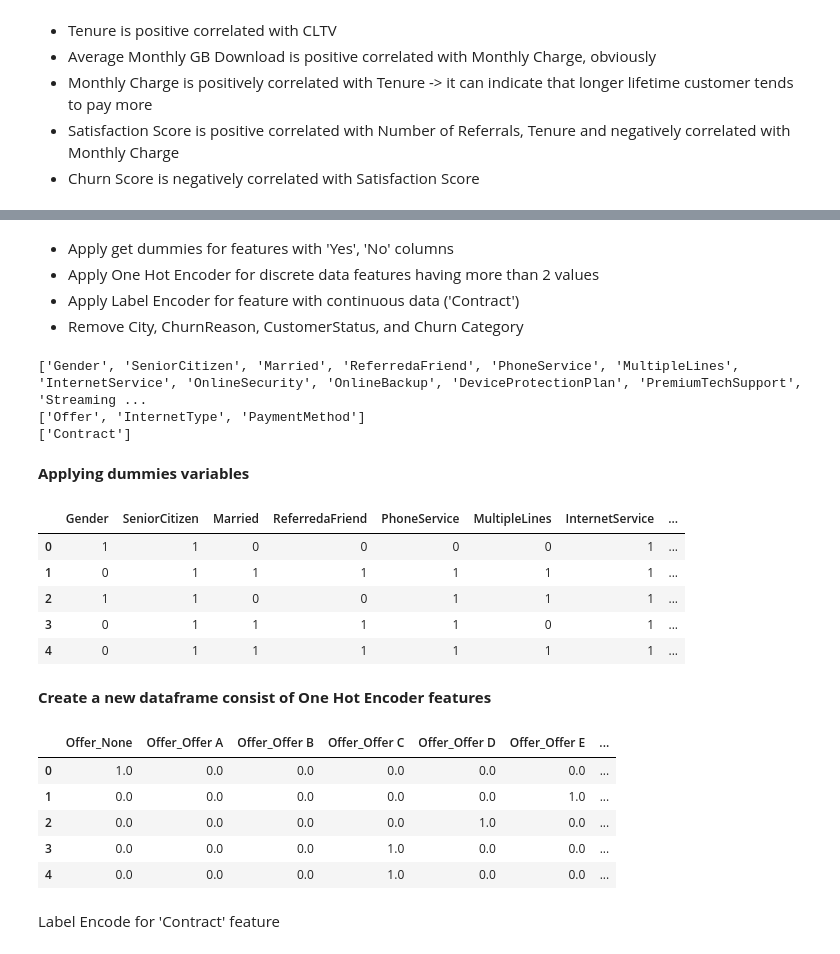
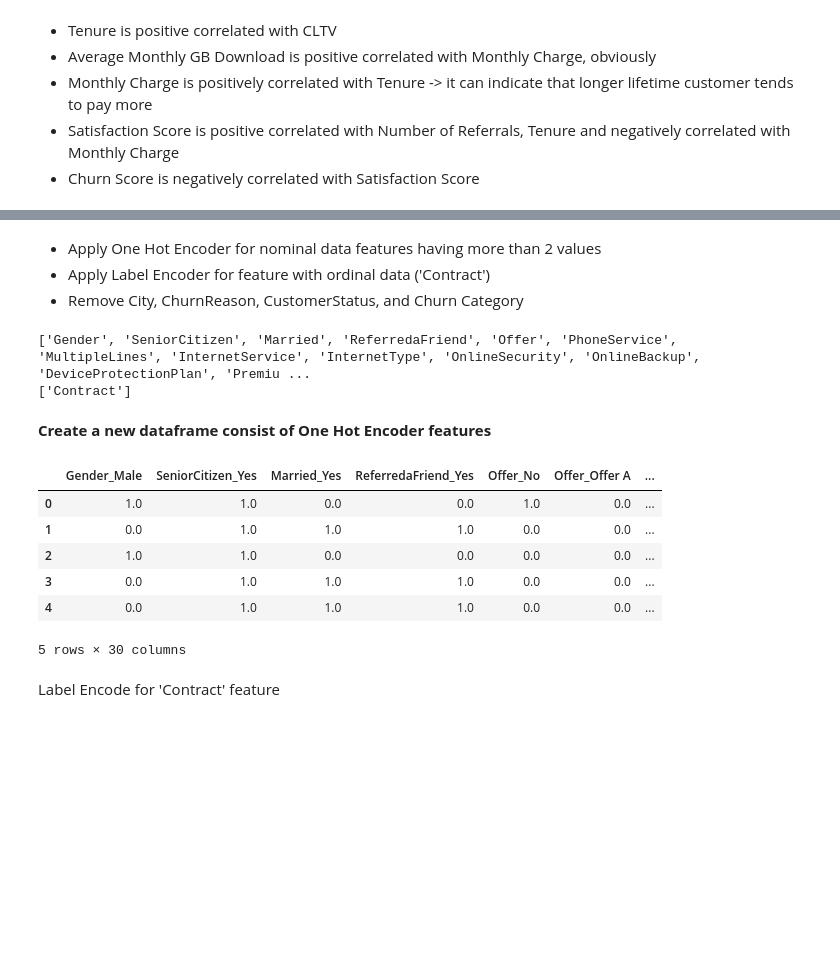
Before and after one commit to Ulderrajd/Telco-Customer-Churn, a Jupyter notebook: Telco_Customer_Churn.ipynb, the cells around one changed output, grey strips where cells are left out. Saved outputs shown, nothing was run; the diff lists cells and outputs as text; code cells hidden in the pictures; blank space fills up the shorter version.

```diff
--- a/Telco_Customer_Churn.ipynb
+++ b/Telco_Customer_Churn.ipynb
@@ -149,6 +151,6 @@ dtype: int64
 # %% [markdown]
 **Replace Null values**
 # %%
-df.fillna('None', inplace = True)
-print(df.isnull().sum())
+df.fillna('No', inplace = True)
+print(f'Null values: {df.isnull().sum().sum()}')
 # %% [output]
@@ -427,60 +416,38 @@ OnlineBackup: ['No' 'Yes']
 # %% [markdown]
-* Apply get dummies for features with 'Yes', 'No' columns
-* Apply One Hot Encoder for discrete data features having more than 2 values
-* Apply Label Encoder for feature with continuous data ('Contract')
+* Apply One Hot Encoder for nominal data features having more than 2 values
+* Apply Label Encoder for feature with ordinal data ('Contract')
 * Remove City, ChurnReason, CustomerStatus, and Churn Category
 # %%
 ob.remove('City')
 ob.remove('ChurnReason')
 ob.remove('CustomerStatus')
 ob.remove('ChurnCategory')
-ob_dummies = []
 ob_ohe = []
 ob_le = []
 for col in ob:
   if col == 'Contract':
     ob_le.append(col)
-  elif df[col].nunique() > 2:
+  else:
     ob_ohe.append(col)
-  else:
-    ob_dummies.append(col)
-print(ob_dummies)
 print(ob_ohe)
 print(ob_le)
 # %% [output]
-['Gender', 'SeniorCitizen', 'Married', 'ReferredaFriend', 'PhoneService', 'MultipleLines', 'InternetService', 'OnlineSecurity', 'OnlineBackup', 'DeviceProtectionPlan', 'PremiumTechSupport', 'Streaming ...
-['Offer', 'InternetType', 'PaymentMethod']
+['Gender', 'SeniorCitizen', 'Married', 'ReferredaFriend', 'Offer', 'PhoneService', 'MultipleLines', 'InternetService', 'InternetType', 'OnlineSecurity', 'OnlineBackup', 'DeviceProtectionPlan', 'Premiu ...
 ['Contract']
-# %% [markdown]
-**Applying dummies variables**
-# %%
-dummies = pd.get_dummies(df[ob_dummies], drop_first = True).astype(int)
-for col in dummies.columns:
-  if col == 'Gender_Male':
-    dummies.rename(columns = {'Gender_Male': 'Gender'}, inplace = True)
-  else:
-    dummies.rename(columns = {col : col[:-4]}, inplace = True)
-dummies.head()
-# %% [output]
-|  | Gender | SeniorCitizen | Married | ReferredaFriend | PhoneService | MultipleLines | InternetService | ... |
-| 0 | 1 | 1 | 0 | 0 | 0 | 0 | 1 | ... |
-| 1 | 0 | 1 | 1 | 1 | 1 | 1 | 1 | ... |
-| 2 | 1 | 1 | 0 | 0 | 1 | 1 | 1 | ... |
-| 3 | 0 | 1 | 1 | 1 | 1 | 0 | 1 | ... |
-| 4 | 0 | 1 | 1 | 1 | 1 | 1 | 1 | ... |
 # %% [markdown]
 **Create a new dataframe consist of One Hot Encoder features**
 # %%
-ohe = OneHotEncoder(sparse_output = False)
+ohe = OneHotEncoder(sparse_output = False, drop = 'if_binary')
 encoded_cols = ohe.fit_transform(df[ob_ohe])
 ohe_df = pd.DataFrame(encoded_cols, columns = ohe.get_feature_names_out(ob_ohe))
 ohe_df.head()
 # %% [output]
-|  | Offer_None | Offer_Offer A | Offer_Offer B | Offer_Offer C | Offer_Offer D | Offer_Offer E | ... |
-| 0 | 1.0 | 0.0 | 0.0 | 0.0 | 0.0 | 0.0 | ... |
-| 1 | 0.0 | 0.0 | 0.0 | 0.0 | 0.0 | 1.0 | ... |
-| 2 | 0.0 | 0.0 | 0.0 | 0.0 | 1.0 | 0.0 | ... |
-| 3 | 0.0 | 0.0 | 0.0 | 1.0 | 0.0 | 0.0 | ... |
-| 4 | 0.0 | 0.0 | 0.0 | 1.0 | 0.0 | 0.0 | ... |
+|  | Gender_Male | SeniorCitizen_Yes | Married_Yes | ReferredaFriend_Yes | Offer_No | Offer_Offer A | ... |
+| 0 | 1.0 | 1.0 | 0.0 | 0.0 | 1.0 | 0.0 | ... |
+| 1 | 0.0 | 1.0 | 1.0 | 1.0 | 0.0 | 0.0 | ... |
+| 2 | 1.0 | 1.0 | 0.0 | 0.0 | 0.0 | 0.0 | ... |
+| 3 | 0.0 | 1.0 | 1.0 | 1.0 | 0.0 | 0.0 | ... |
+| 4 | 0.0 | 1.0 | 1.0 | 1.0 | 0.0 | 0.0 | ... |
+5 rows × 30 columns
 # %% [markdown]
 Label Encode for 'Contract' feature
```
Also changed, not shown: parts of 25 cells of this notebook.
